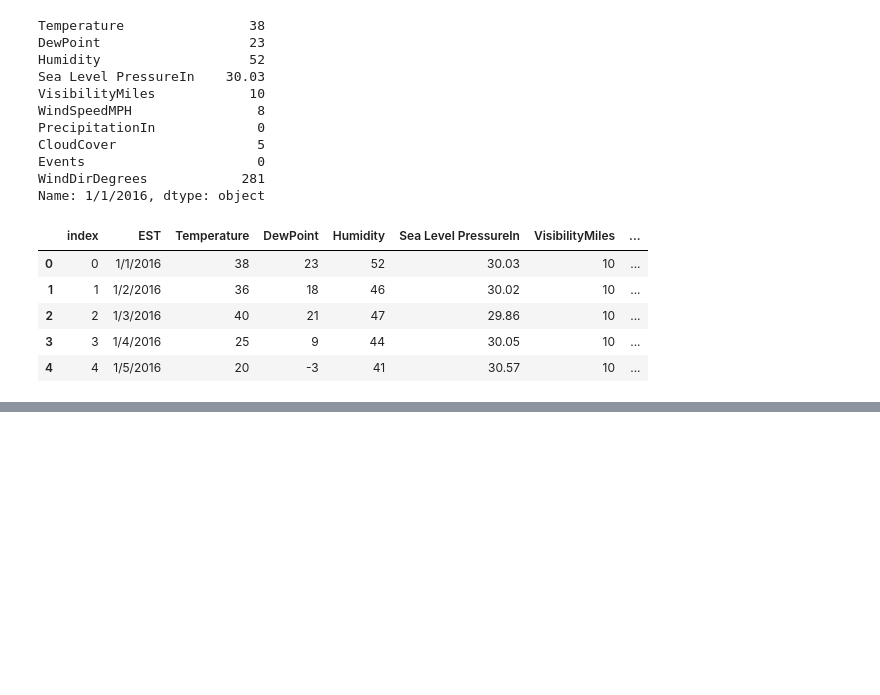
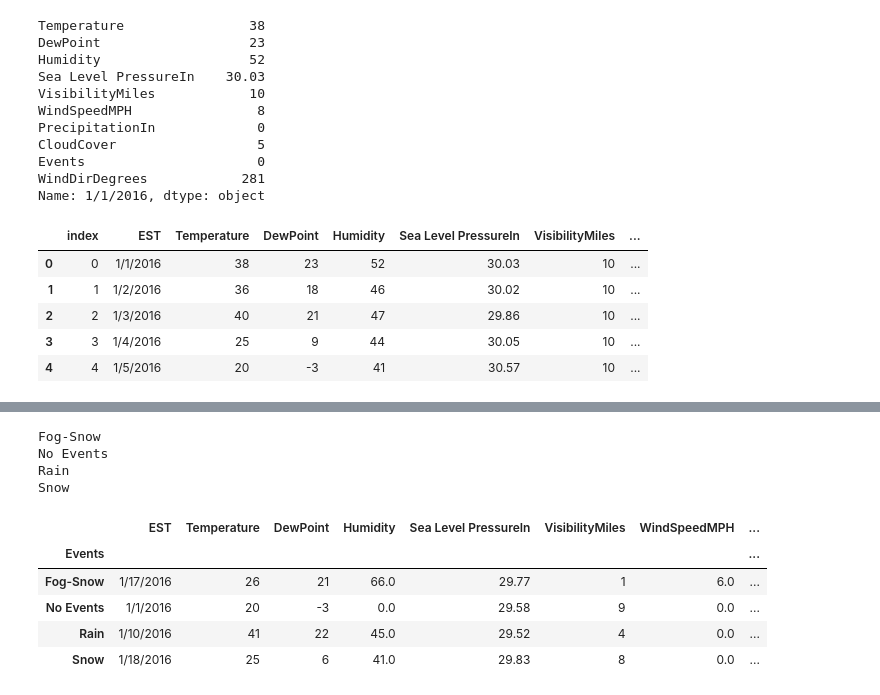
Before and after one commit to Joby2Code/MachineLearning_Fundamentals, a Jupyter notebook: pandas/Pandas_Basics.ipynb, the cells around one changed output, grey strips where cells are left out. Cells and saved outputs as stored; diff of their text form; code cells hidden in the pictures; blank space fills up the shorter version.

```diff
--- a/pandas/Pandas_Basics.ipynb
+++ b/pandas/Pandas_Basics.ipynb
@@ -63,0 +124,23 @@ TypeError: '[2, 6]' is an invalid key
+# %%
+event = df.groupby('Events')
+
+for Events,Temperature in event:
+    print (Events)
+    #print (Temperature)
+
+df_rain = event.get_group('Rain') # This creates a group by
+
+df_rain.max()
+
+event.min()
+# %% [output]
+Fog-Snow
+No Events
+Rain
+Snow
+|  | EST | Temperature | DewPoint | Humidity | Sea Level PressureIn | VisibilityMiles | WindSpeedMPH | ... |
+| Events |  |  |  |  |  |  |  | ... |
+| Fog-Snow | 1/17/2016 | 26 | 21 | 66.0 | 29.77 | 1 | 6.0 | ... |
+| No Events | 1/1/2016 | 20 | -3 | 0.0 | 29.58 | 9 | 0.0 | ... |
+| Rain | 1/10/2016 | 41 | 22 | 45.0 | 29.52 | 4 | 0.0 | ... |
+| Snow | 1/18/2016 | 25 | 6 | 41.0 | 29.83 | 8 | 0.0 | ... |
```
Also changed, not shown: parts of 11 cells of this notebook, 2 other files.
